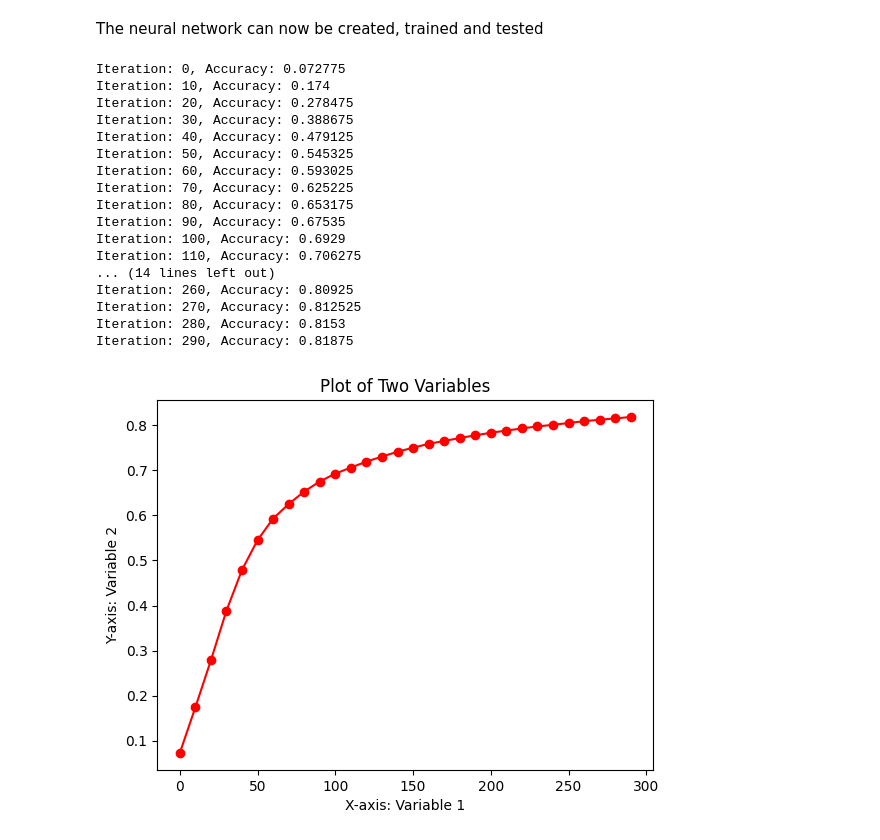
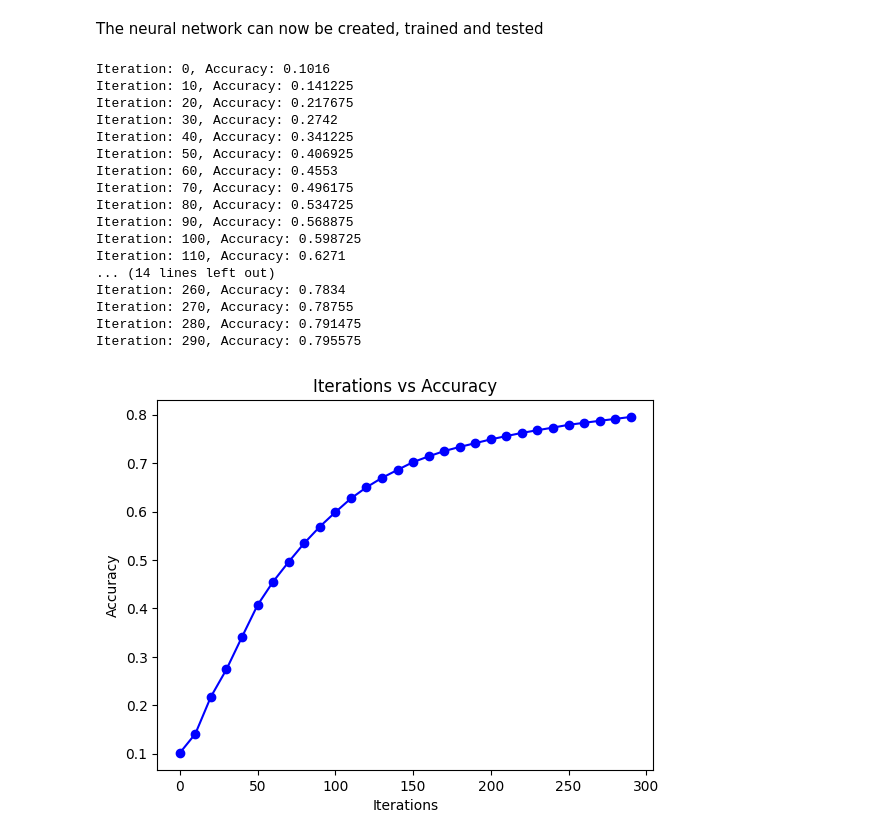
Before and after one commit to CesareFaccio/MNIST-Classification-From-Scratch, a Jupyter notebook: MNISTnotebook.ipynb, the cells around one changed output. Cells and saved outputs as stored; diff of their text form; code cells hidden in the pictures.

```diff
--- a/MNISTnotebook.ipynb
+++ b/MNISTnotebook.ipynb
@@ -181,34 +181,34 @@ The neural network can now be created, trained and tested
 # %%
 layerSizes = [784, 10, 10]
 
 trainLabels, trainPixels, testLabels, testPixels = getDataset("train.csv")
 params, iteration, accuracy = gradientDescent(trainPixels,trainLabels, 0.10, 300, layerSizes)
 params['layerSizes'] = layerSizes
 
-plt.plot(iteration, accuracy, marker='o', color='r')
-plt.xlabel('X-axis: Variable 1')
-plt.ylabel('Y-axis: Variable 2')
-plt.title('Plot of Two Variables')
+plt.plot(iteration, accuracy, marker='o', color='b')
+plt.xlabel('Iterations')
+plt.ylabel('Accuracy')
+plt.title('Iterations vs Accuracy')
 plt.show()
 # %% [output]
-Iteration: 0, Accuracy: 0.072775
-Iteration: 10, Accuracy: 0.174
-Iteration: 20, Accuracy: 0.278475
-Iteration: 30, Accuracy: 0.388675
-Iteration: 40, Accuracy: 0.479125
-Iteration: 50, Accuracy: 0.545325
-Iteration: 60, Accuracy: 0.593025
-Iteration: 70, Accuracy: 0.625225
-Iteration: 80, Accuracy: 0.653175
-Iteration: 90, Accuracy: 0.67535
-Iteration: 100, Accuracy: 0.6929
-Iteration: 110, Accuracy: 0.706275
+Iteration: 0, Accuracy: 0.1016
+Iteration: 10, Accuracy: 0.141225
+Iteration: 20, Accuracy: 0.217675
+Iteration: 30, Accuracy: 0.2742
+Iteration: 40, Accuracy: 0.341225
+Iteration: 50, Accuracy: 0.406925
+Iteration: 60, Accuracy: 0.4553
+Iteration: 70, Accuracy: 0.496175
+Iteration: 80, Accuracy: 0.534725
+Iteration: 90, Accuracy: 0.568875
+Iteration: 100, Accuracy: 0.598725
+Iteration: 110, Accuracy: 0.6271
 ... (14 lines left out)
-Iteration: 260, Accuracy: 0.80925
-Iteration: 270, Accuracy: 0.812525
-Iteration: 280, Accuracy: 0.8153
-Iteration: 290, Accuracy: 0.81875
+Iteration: 260, Accuracy: 0.7834
+Iteration: 270, Accuracy: 0.78755
+Iteration: 280, Accuracy: 0.791475
+Iteration: 290, Accuracy: 0.795575
-[figure, old version]
+[figure, new version]
 # %%
 testPrediction(trainLabels, trainPixels, 100, params, params['layerSizes'])
 
```
Also changed, not shown: parts of 1 cell of this notebook.
